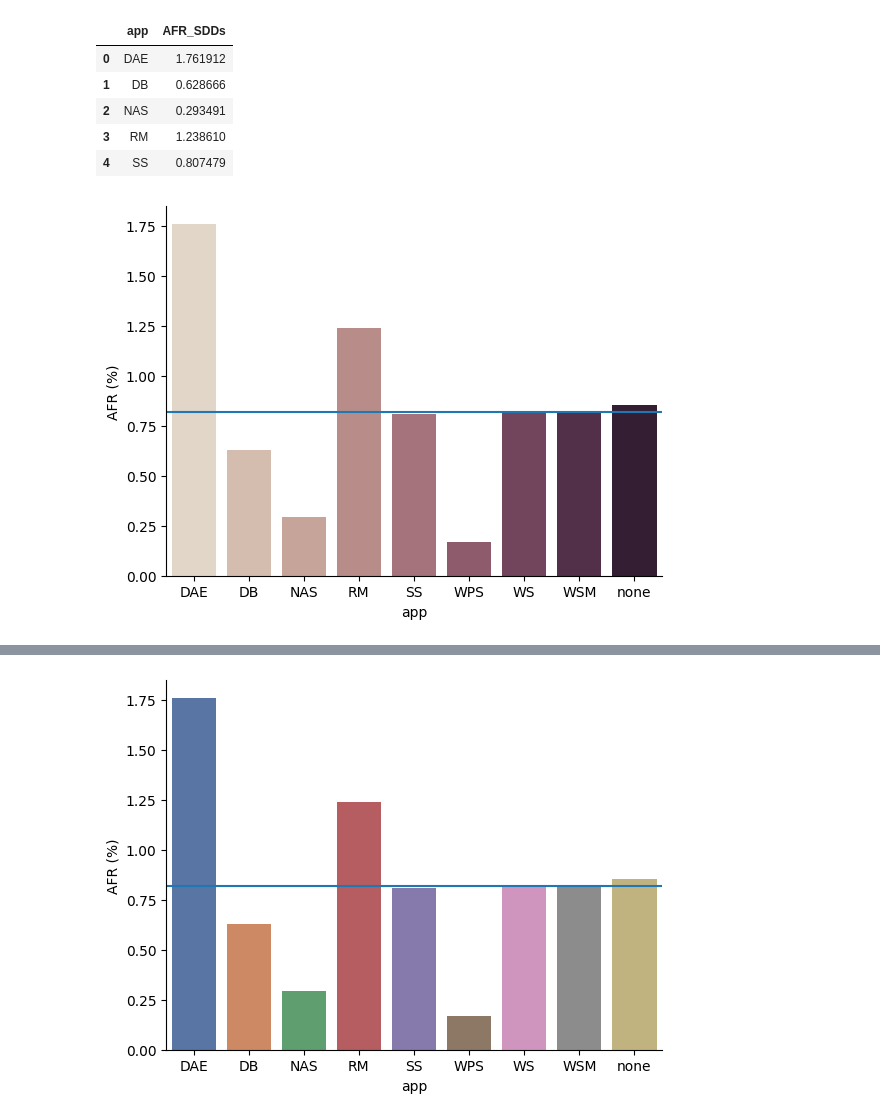
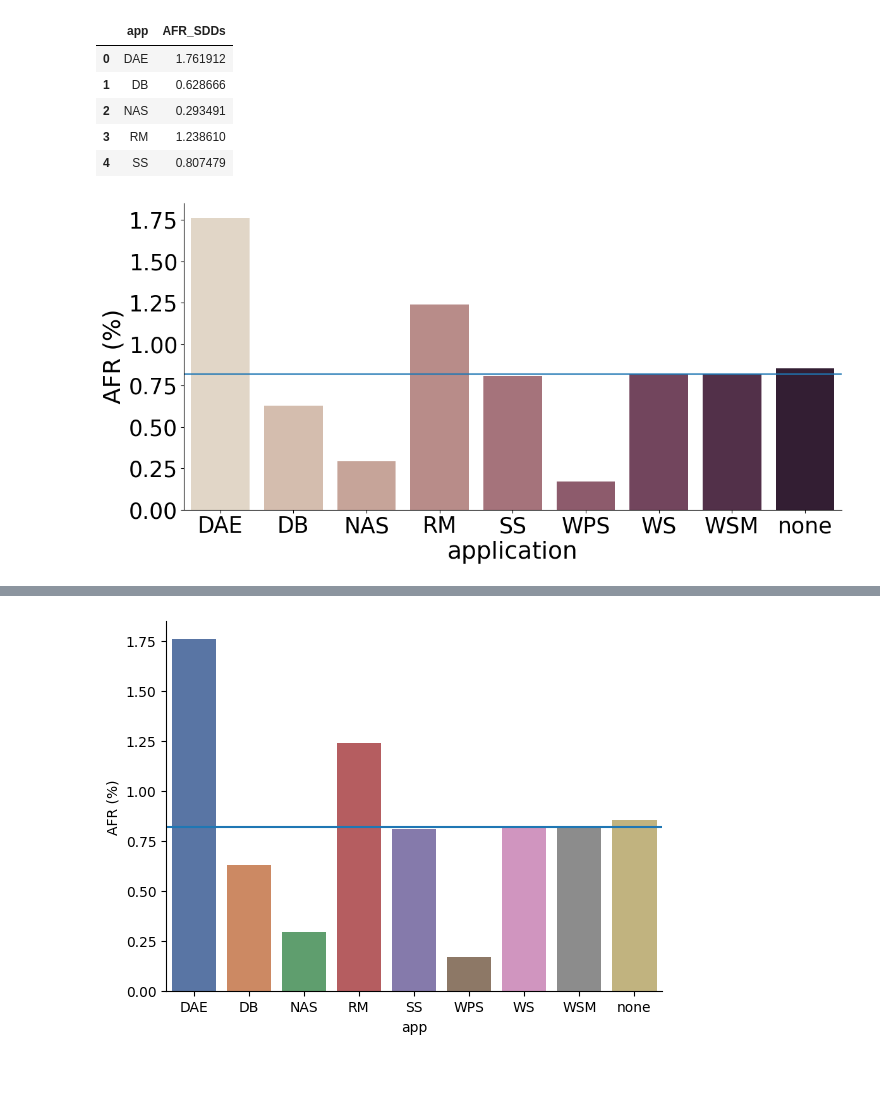
Before and after one commit to EricBorba/StorageFailurePredictor, a Jupyter notebook: Queries.ipynb, the cells around one changed output, grey strips where cells are left out. Drawn from its saved outputs; the diff is of its cells as text; code cells hidden in the pictures; blank space fills up the shorter version.

Commit message:
addingCDandDOEFiguresPlotting

```diff
--- a/Queries.ipynb
+++ b/Queries.ipynb
@@ -1009,13 +1009,23 @@ df_plotAFRMTTFSPF.head()
 # %%
 df_plotAFRMTTFSPF = df_loadDoE.groupby(['app'], as_index=False)['AFR_SDDs'].mean()
 
+# Customize plotting parameters
+font_size = 27
+title_size = 18
+label_size = 27
 
+plt.figure(figsize=(12, 6))
 graph = sns.barplot(x = "app", y = 'AFR_SDDs', palette = 'ch:.25', data = df_plotAFRMTTFSPF, order=['DAE', 'DB', 'NAS', 'RM', 'SS', 'WPS', 'WS', 'WSM', 'none'])
 graph.axhline(df_plotAFRMTTFSPF.AFR_SDDs.mean())
 #graph.set_ylabel("Gender",size = 67,color="g",alpha=0.5)
-graph.set_ylabel("AFR (%)")
+graph.set_ylabel("AFR (%)", fontsize=label_size)
+plt.xlabel('application', fontsize=label_size)
+plt.xticks(fontsize=font_size-2)
+plt.yticks(fontsize=font_size-2)
+plt.tight_layout()
+plt.grid(False)
 plt.savefig('img/afrappssd.pdf')
 sns.despine()
 plt.show()
 # %% [output]
-[figure, old version]
+[figure, new version]
```
Also changed, not shown: parts of 1 cell of this notebook, 16 other files.
